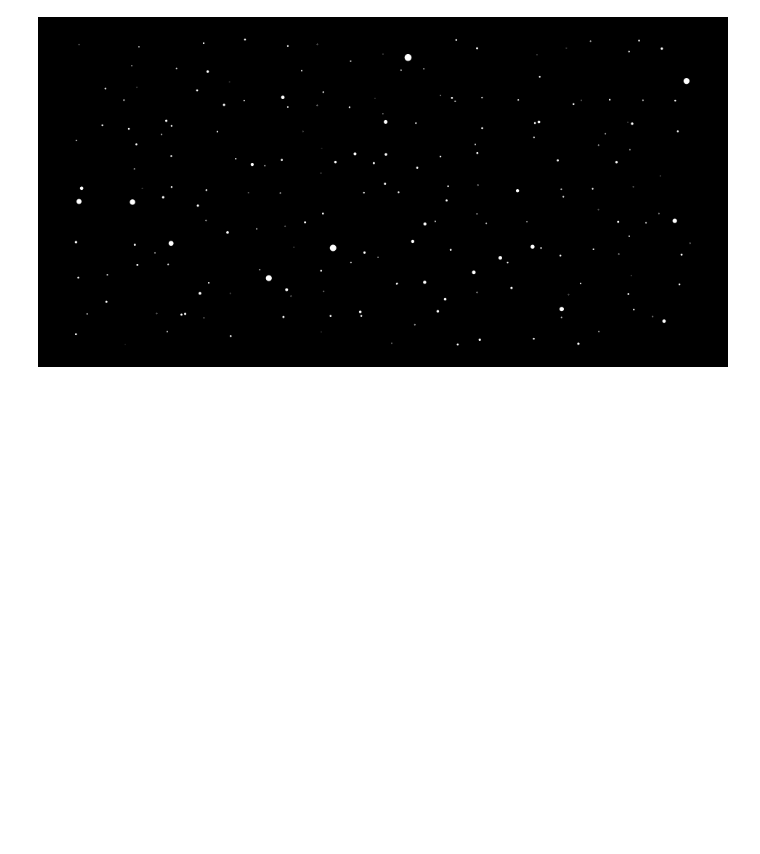
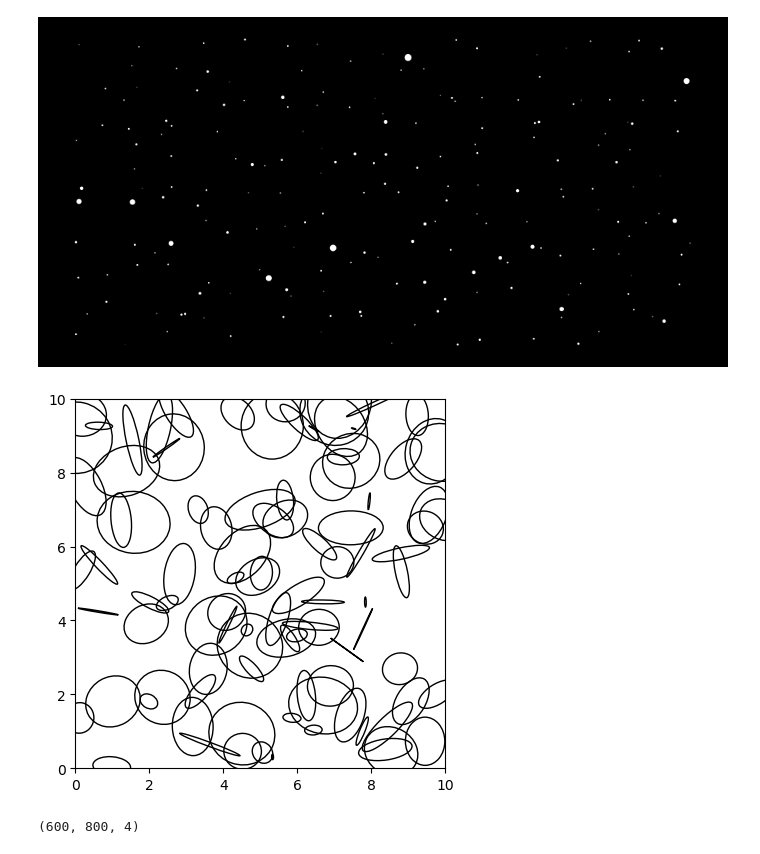
Before and after one commit to Ywatcher/GameNotesPanda3D, a Jupyter notebook: p1/6.1_starlight.ipynb, the cells around one changed output. Saved outputs shown, nothing was run; the diff lists cells and outputs as text; code cells hidden in the pictures; blank space fills up the shorter version.

```diff
--- a/p1/6.1_starlight.ipynb
+++ b/p1/6.1_starlight.ipynb
@@ -229,0 +234,33 @@ from panda3d_game.app import *
+# %%
+import matplotlib.pyplot as plt
+from matplotlib.patches import Ellipse
+import numpy as np
+
+# Create figure and axis
+fig, ax = plt.subplots()
+
+# Number of ellipses
+n = 100
+
+# Loop to add ellipses
+for _ in range(n):
+    # Random center, width, height, and angle for the ellipse
+    x, y = np.random.rand(2) * 10  # random center between 0 and 10
+    width, height = np.random.rand(2) * 2  # random width and height between 0 and 2
+    angle = np.random.rand() * 360  # random rotation angle
+
+    # Create an ellipse
+    ellipse = Ellipse((x, y), width, height, angle=angle, edgecolor='black', facecolor='none')
+
+    # Add the ellipse to the plot
+    ax.add_patch(ellipse)
+
+# Set limits and aspect ratio
+ax.set_xlim(0, 10)
+ax.set_ylim(0, 10)
+ax.set_aspect('equal')
+
+# Display the plot
+plt.show()
+# %% [output]
+[figure, added]
@@ -229,0 +345,4 @@ from panda3d_game.app import *
+# %%
+img.shape
+# %% [output]
+(600, 800, 4)
```
Also changed, not shown: parts of 16 cells of this notebook, 14 other files.
